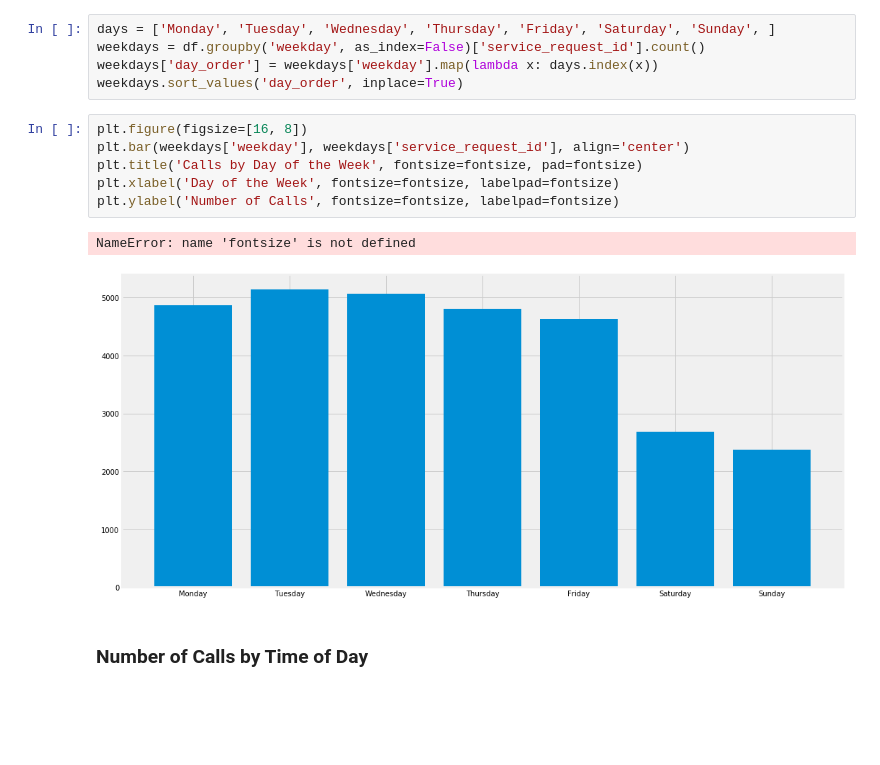
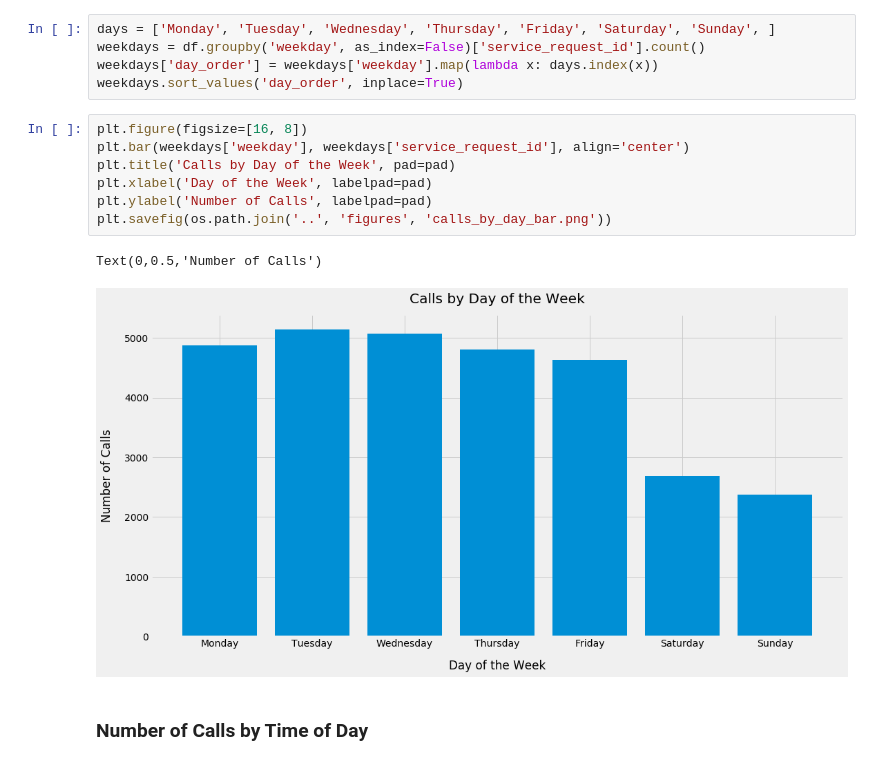
Before and after one commit to farhadOmidvar/311-San-Diego, a Jupyter notebook: notebooks/charts_all.ipynb, the cells around one changed output. Saved outputs shown, nothing was run; the diff lists cells and outputs as text; blank space fills up the shorter version.

```diff
--- a/notebooks/charts_all.ipynb
+++ b/notebooks/charts_all.ipynb
@@ -95,12 +95,13 @@ weekdays.sort_values('day_order', inplace=True)
 # %%
 plt.figure(figsize=[16, 8])
 plt.bar(weekdays['weekday'], weekdays['service_request_id'], align='center')
-plt.title('Calls by Day of the Week', fontsize=fontsize, pad=fontsize)
-plt.xlabel('Day of the Week', fontsize=fontsize, labelpad=fontsize)
-plt.ylabel('Number of Calls', fontsize=fontsize, labelpad=fontsize)
+plt.title('Calls by Day of the Week', pad=pad)
+plt.xlabel('Day of the Week', labelpad=pad)
+plt.ylabel('Number of Calls', labelpad=pad)
+plt.savefig(os.path.join('..', 'figures', 'calls_by_day_bar.png'))
 # %% [output]
-NameError: name 'fontsize' is not defined
+Text(0,0.5,'Number of Calls')
-[figure, old version]
+[figure, new version]
 # %% [markdown]
 ### Number of Calls by Time of Day
 # %% [markdown]
```
Also changed, not shown: parts of 12 cells of this notebook, 2 other files.
